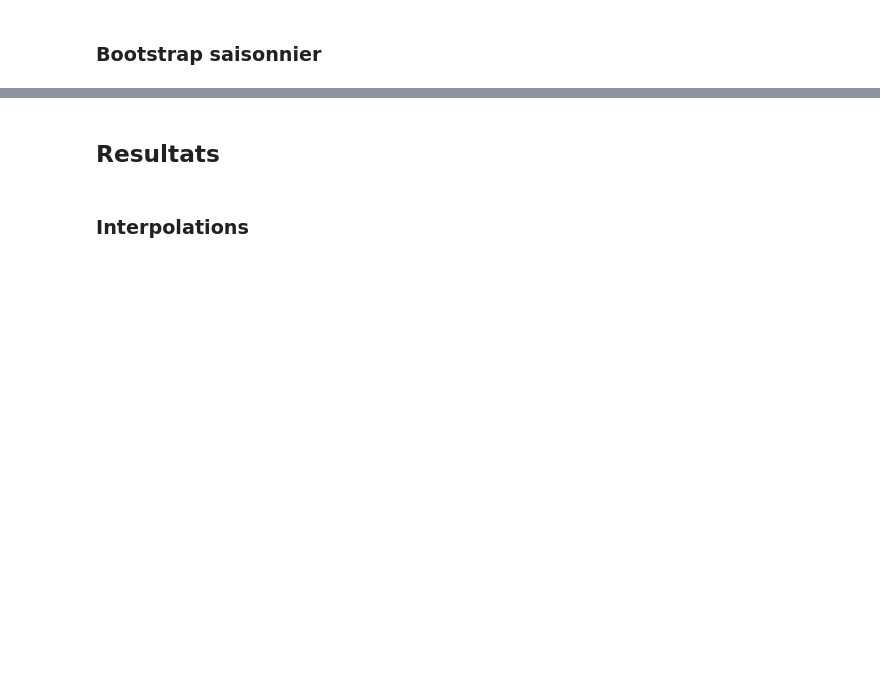
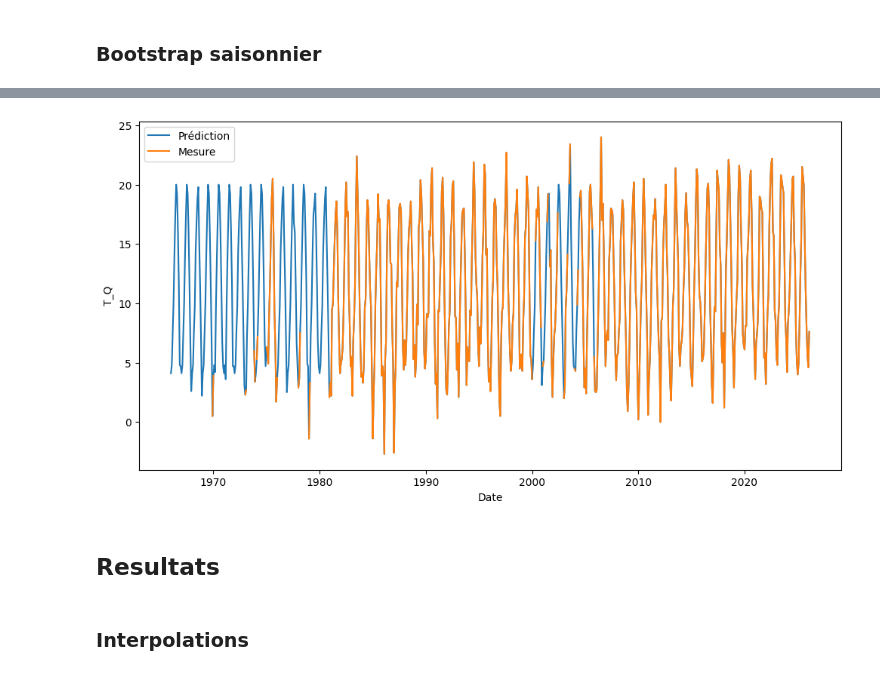
Before and after one commit to TronnoxUwU/STAGE-Junon, a Jupyter notebook: notebooks/completion_donnes.ipynb, the cells around one changed output, grey strips where cells are left out. Saved outputs shown, nothing was run; the diff lists cells and outputs as text; code cells hidden in the pictures; blank space fills up the shorter version.

```diff
--- a/notebooks/completion_donnes.ipynb
+++ b/notebooks/completion_donnes.ipynb
@@ -462,6 +482,16 @@ def bootstrap_saisonnier_impute(df:pd.DataFrame, valeur_de_travail:str):
     df[valeur_de_travail] = df[valeur_de_travail].fillna(df['valeur_type'])
 
     return df[valeur_de_travail].to_numpy()
+# %%
+plt.figure(figsize=(12,6))
+plt.plot(df['time'], bootstrap_saisonnier_impute(df, valeur_de_travail), label="Prédiction")
+plt.plot(df['time'], df[valeur_de_travail], label="Mesure")
+plt.xlabel("Date")
+plt.ylabel(valeur_de_travail)
+plt.legend()
+plt.show()
+# %% [output]
+[figure, added]
 # %% [markdown]
 ## Resultats
 # %% [markdown]
```
Also changed, not shown: parts of 4 cells of this notebook.
